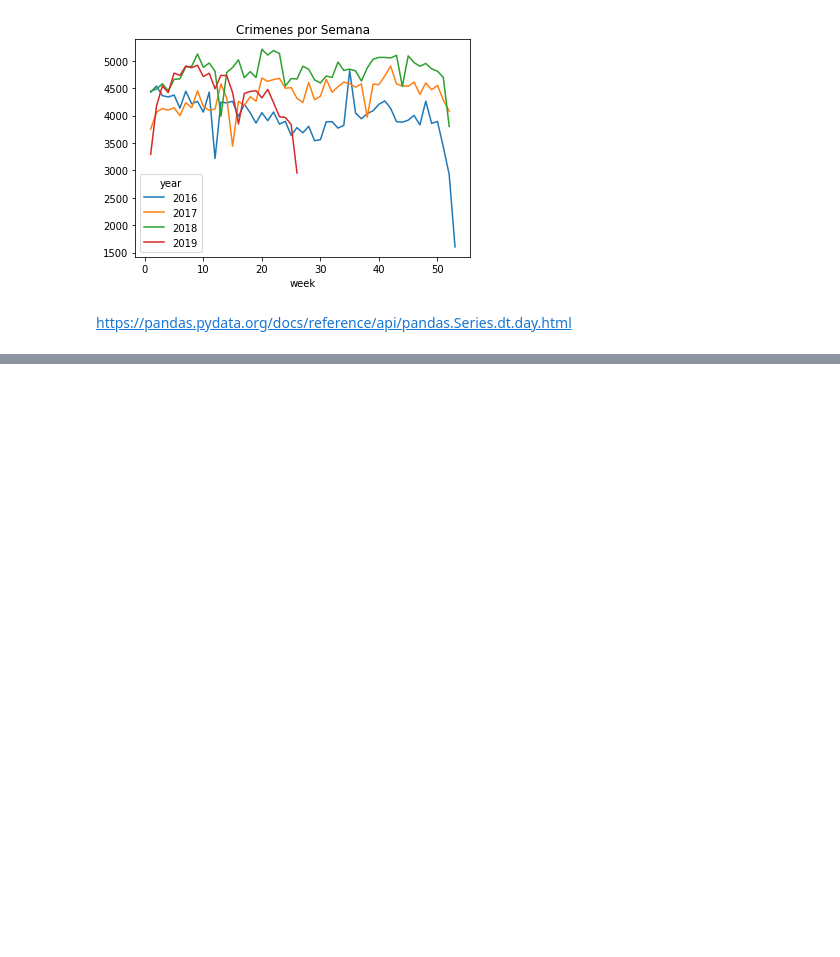
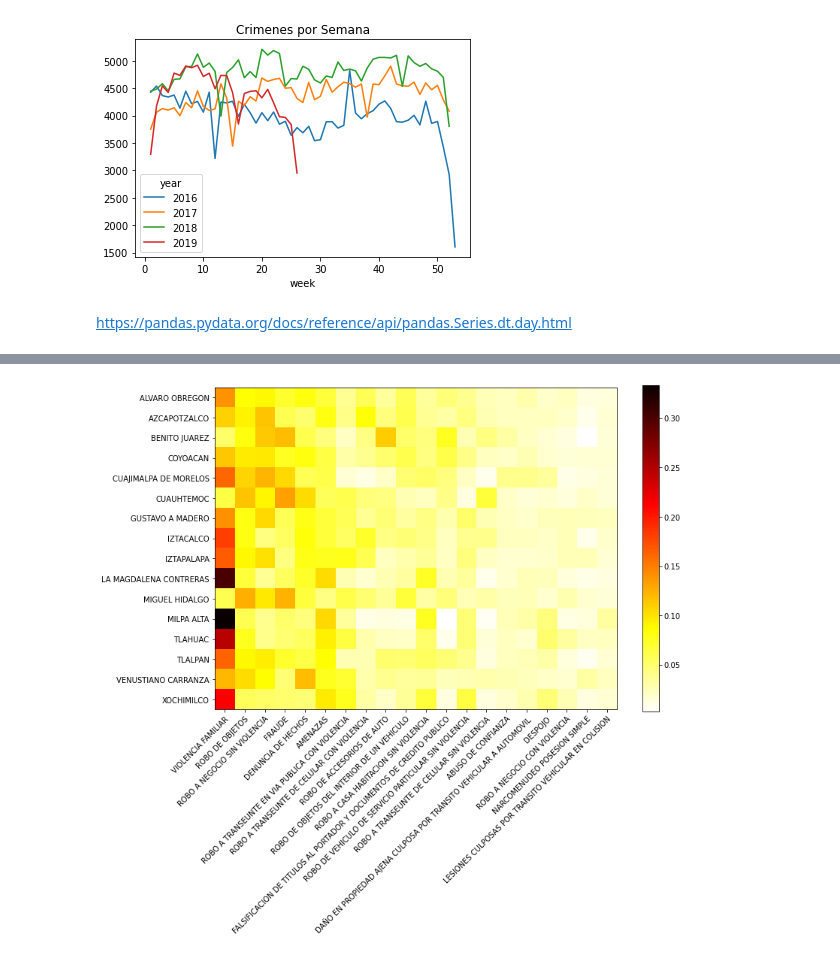
Before and after one commit to xalejandrow/interacting-with-the-twitter-api-project-tutorial, a Jupyter notebook: Crimes_4GKS.ipynb, the cells around one changed output, grey strips where cells are left out. Cells and saved outputs as stored; diff of their text form; code cells hidden in the pictures; blank space fills up the shorter version.

```diff
--- a/Crimes_4GKS.ipynb
+++ b/Crimes_4GKS.ipynb
@@ -355,0 +443,12 @@ https://pandas.pydata.org/docs/reference/api/pandas.Series.dt.day.html
+# %%
+fig, ax = plt.subplots(figsize=(12, 8))
+im = ax.imshow(table_sc_crimes, cmap="hot_r")
+ax.set_xticks(np.arange(table_sc_crimes.shape[1]))
+ax.set_yticks(np.arange(table_sc_crimes.shape[0]))
+ax.set_xticklabels(table_sc_crimes.columns.to_list())
+ax.set_yticklabels(table_sc_crimes.index.to_list())
+plt.setp(ax.get_xticklabels(), rotation=45, ha="right", rotation_mode="anchor")
+plt.colorbar(im)
+plt.show()
+# %% [output]
+[figure, added]
```
Also changed, not shown: parts of 10 cells of this notebook.
